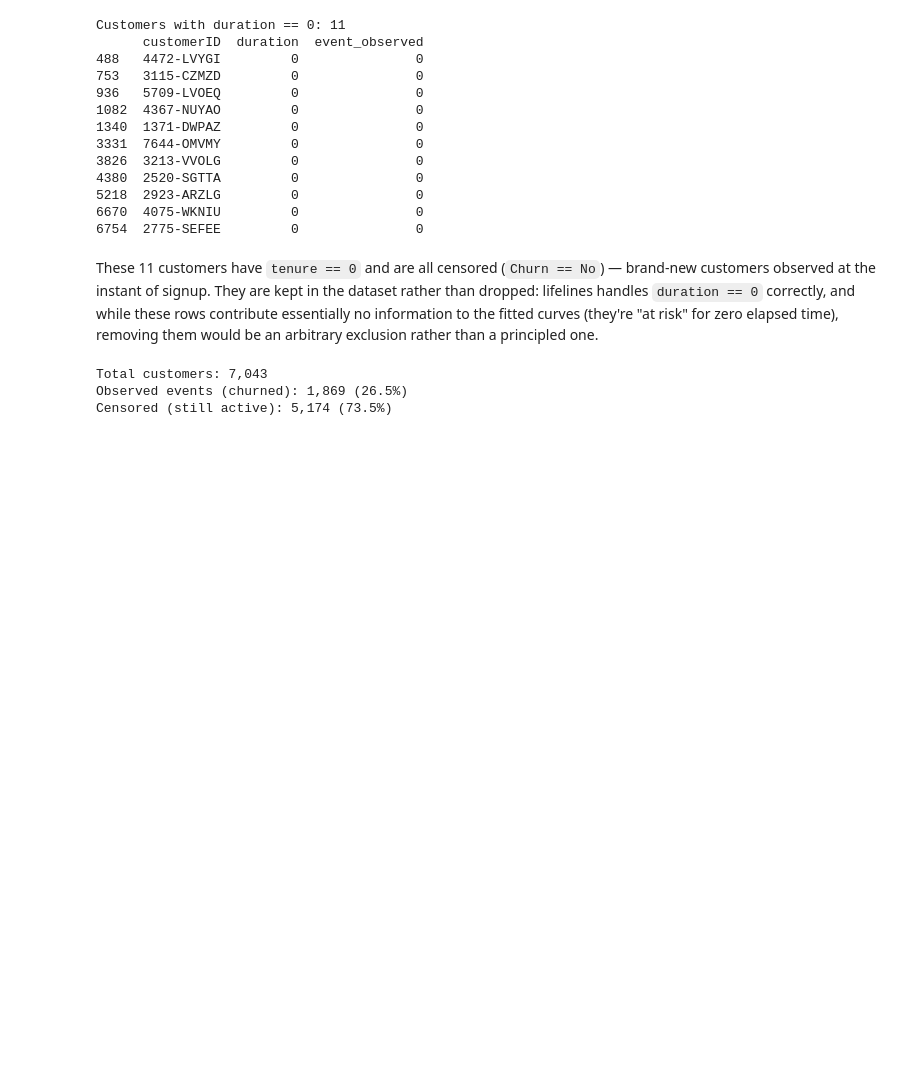
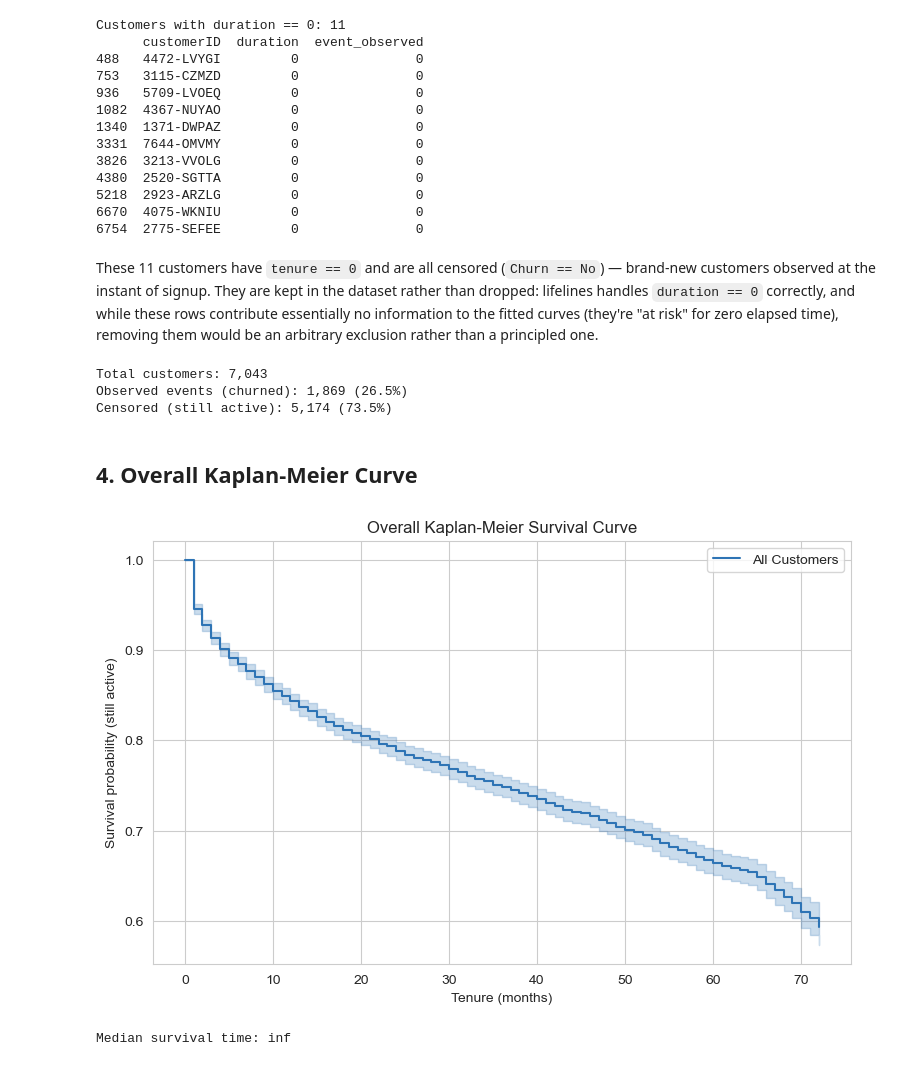
Before and after one commit to danielowuor/Customer-Retention-Intelligence-System, a Jupyter notebook: notebooks/04_survival_analysis.ipynb, the cells around one changed output. Saved outputs shown, nothing was run; the diff lists cells and outputs as text; code cells hidden in the pictures; blank space fills up the shorter version.

```diff
--- a/notebooks/04_survival_analysis.ipynb
+++ b/notebooks/04_survival_analysis.ipynb
@@ -94,3 +94,21 @@ print(f"Censored (still active): {(1 - df['event_observed']).sum():,} ({(1 - df[
 Total customers: 7,043
 Observed events (churned): 1,869 (26.5%)
 Censored (still active): 5,174 (73.5%)
+# %% [markdown]
+## 4. Overall Kaplan-Meier Curve
+# %%
+kmf = KaplanMeierFitter()
+kmf.fit(durations=df["duration"], event_observed=df["event_observed"], label="All Customers")
+
+fig, ax = plt.subplots(figsize=(9, 5.5))
+kmf.plot_survival_function(ax=ax, color="#2E74B5")
+ax.set_xlabel("Tenure (months)")
+ax.set_ylabel("Survival probability (still active)")
+ax.set_title("Overall Kaplan-Meier Survival Curve")
+plt.show()
+
+median_survival = kmf.median_survival_time_
+print(f"Median survival time: {median_survival}")
+# %% [output]
+[figure, added]
+Median survival time: inf
```
Also changed, not shown: parts of 12 cells of this notebook.
